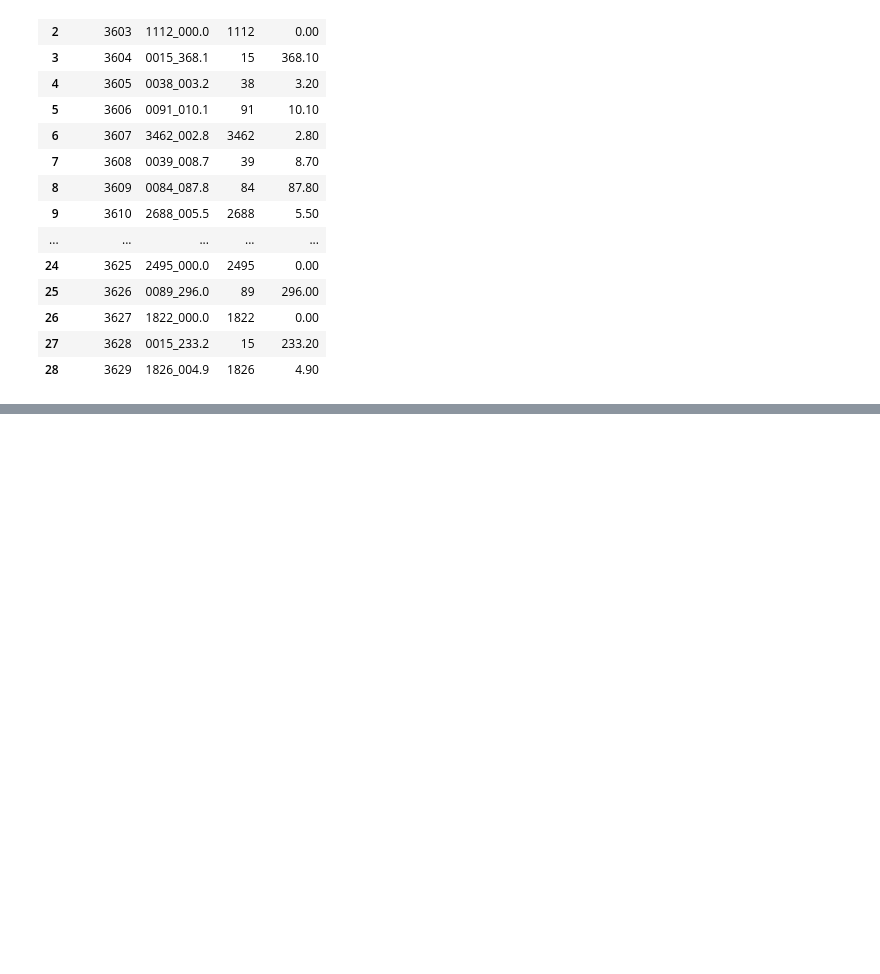
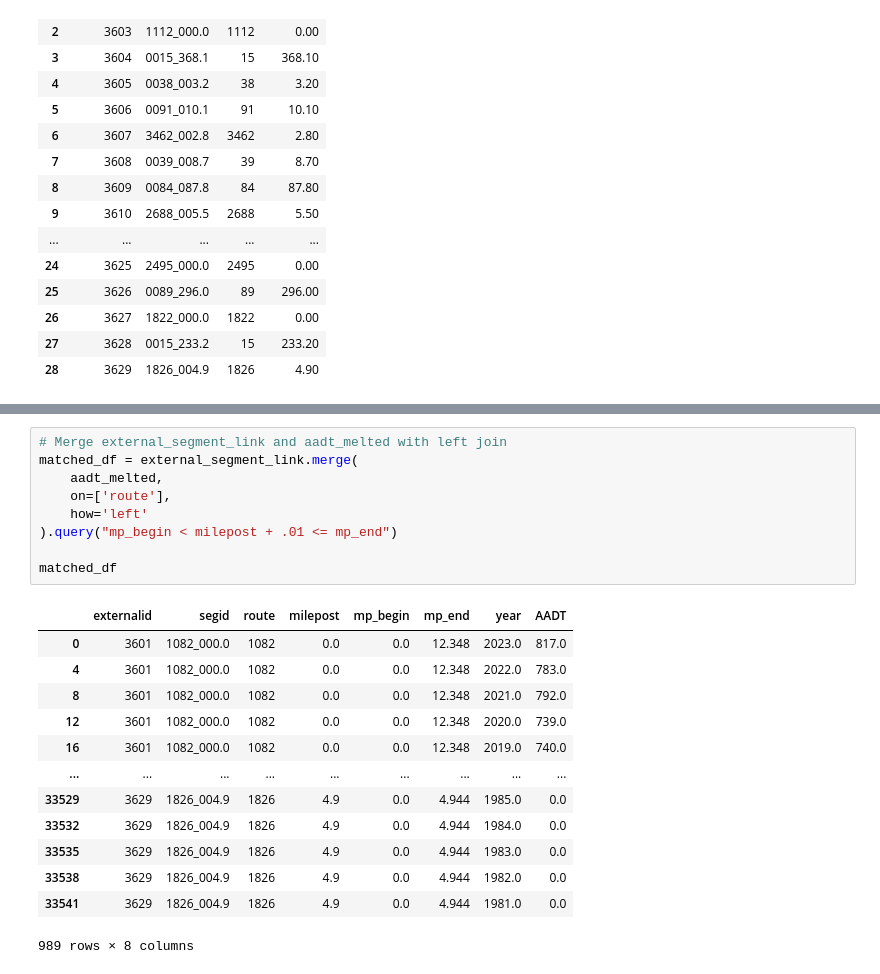
Before and after one commit to WFRCAnalytics/TDM-INP-External-Forecasts, a Jupyter notebook: 1-Get-Historic-AADT.ipynb, the cells around one changed output, grey strips where cells are left out. Saved outputs shown, nothing was run; the diff lists cells and outputs as text; blank space fills up the shorter version.

```diff
--- a/1-Get-Historic-AADT.ipynb
+++ b/1-Get-Historic-AADT.ipynb
@@ -86,0 +86,23 @@ merged_df
+# %%
+# Merge external_segment_link and aadt_melted with left join
+matched_df = external_segment_link.merge(
+    aadt_melted,
+    on=['route'],
+    how='left'
+).query("mp_begin < milepost + .01 <= mp_end")
+
+matched_df
+# %% [output]
+|  | externalid | segid | route | milepost | mp_begin | mp_end | year | AADT |
+| 0 | 3601 | 1082_000.0 | 1082 | 0.0 | 0.0 | 12.348 | 2023.0 | 817.0 |
+| 4 | 3601 | 1082_000.0 | 1082 | 0.0 | 0.0 | 12.348 | 2022.0 | 783.0 |
+| 8 | 3601 | 1082_000.0 | 1082 | 0.0 | 0.0 | 12.348 | 2021.0 | 792.0 |
+| 12 | 3601 | 1082_000.0 | 1082 | 0.0 | 0.0 | 12.348 | 2020.0 | 739.0 |
+| 16 | 3601 | 1082_000.0 | 1082 | 0.0 | 0.0 | 12.348 | 2019.0 | 740.0 |
+| ... | ... | ... | ... | ... | ... | ... | ... | ... |
+| 33529 | 3629 | 1826_004.9 | 1826 | 4.9 | 0.0 | 4.944 | 1985.0 | 0.0 |
+| 33532 | 3629 | 1826_004.9 | 1826 | 4.9 | 0.0 | 4.944 | 1984.0 | 0.0 |
+| 33535 | 3629 | 1826_004.9 | 1826 | 4.9 | 0.0 | 4.944 | 1983.0 | 0.0 |
+| 33538 | 3629 | 1826_004.9 | 1826 | 4.9 | 0.0 | 4.944 | 1982.0 | 0.0 |
+| 33541 | 3629 | 1826_004.9 | 1826 | 4.9 | 0.0 | 4.944 | 1981.0 | 0.0 |
+989 rows × 8 columns
```
Also changed, not shown: parts of 4 cells of this notebook, 7 other files.
